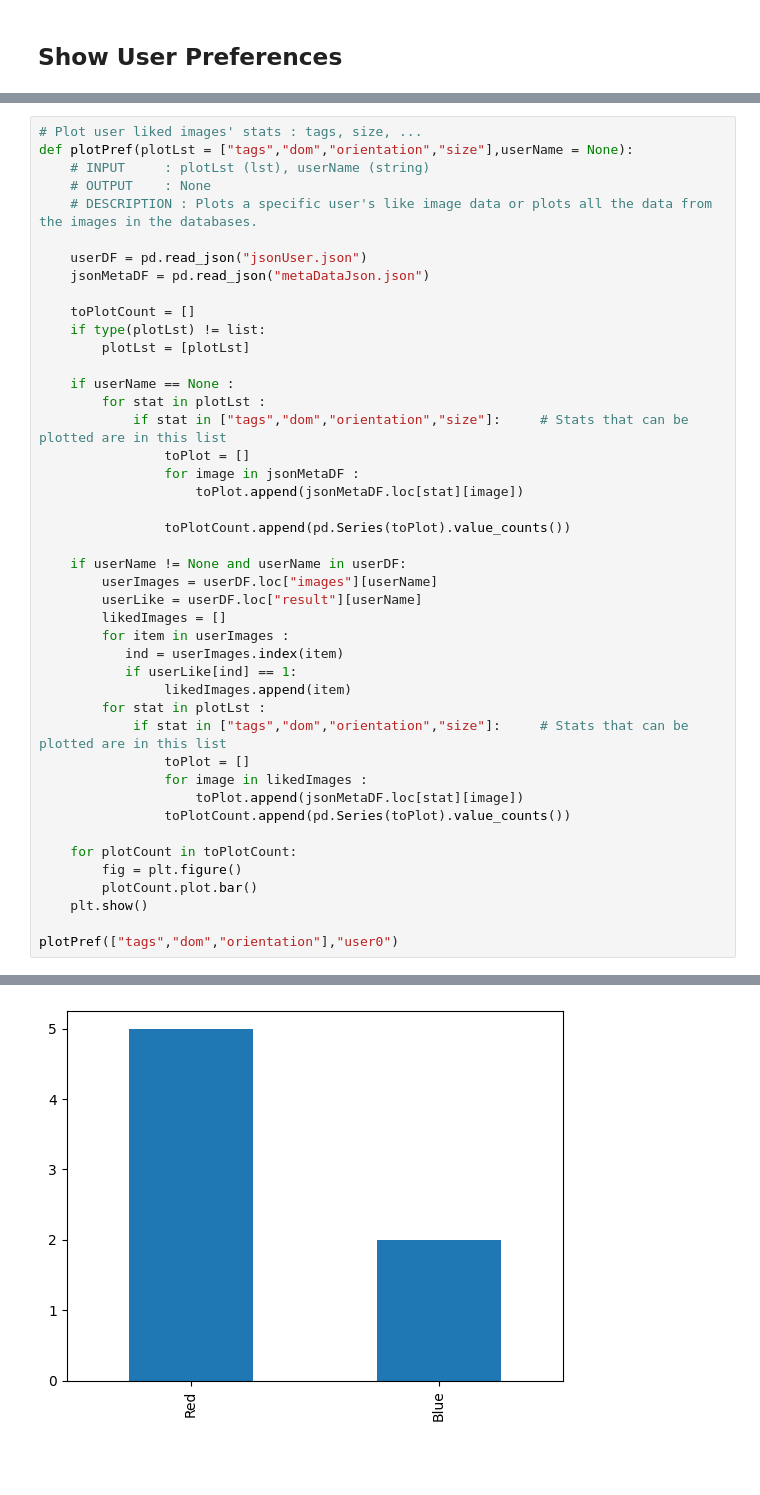
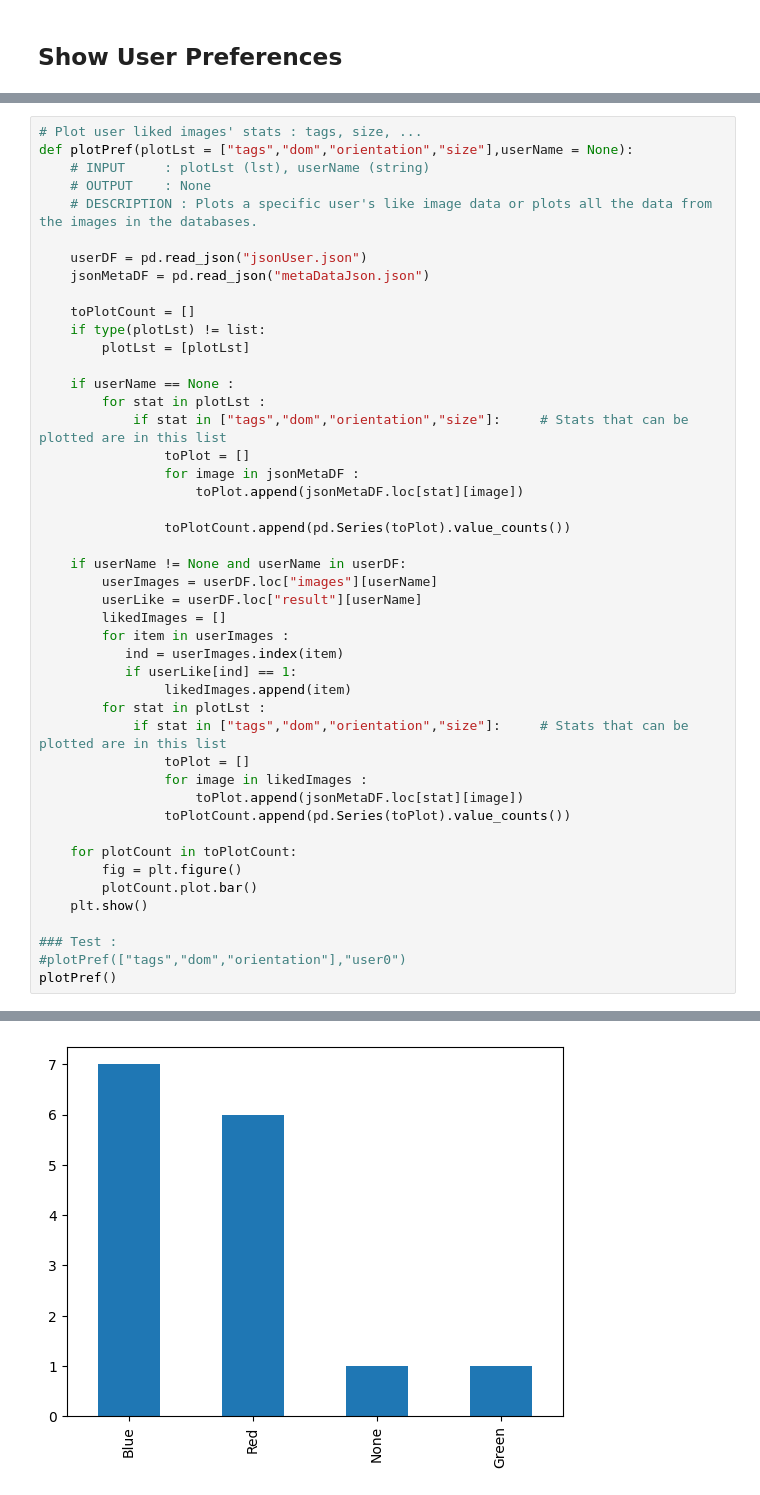
Before and after one commit to GabinJOBERTROLLIN/RecommenderSystem_DataMining, a Jupyter notebook: proj.ipynb, the cells around one changed output, grey strips where cells are left out. Saved outputs shown, nothing was run; the diff lists cells and outputs as text; blank space fills up the shorter version.

```diff
--- a/proj.ipynb
+++ b/proj.ipynb
@@ -545,5 +564,7 @@ def plotPref(plotLst = ["tags","dom","orientation","size"],userName = None):
         plotCount.plot.bar()
     plt.show()
 
-plotPref(["tags","dom","orientation"],"user0")
+### Test :
+#plotPref(["tags","dom","orientation"],"user0")
+plotPref()
 # %% [output]
@@ -551 +572 @@ plotPref(["tags","dom","orientation"],"user0")
-[figure, old version]
+[figure, new version]
```
Also changed, not shown: parts of 9 cells of this notebook.
